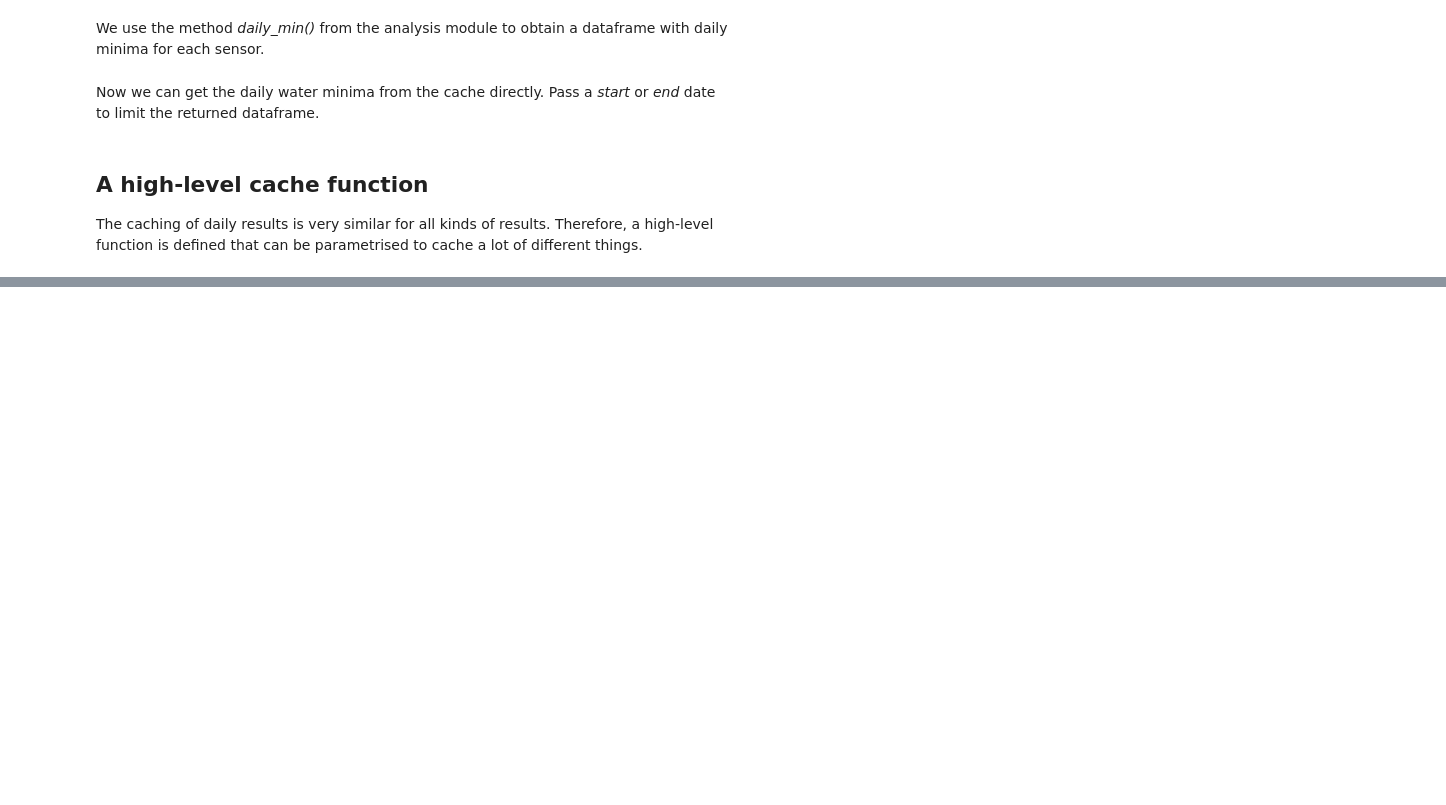
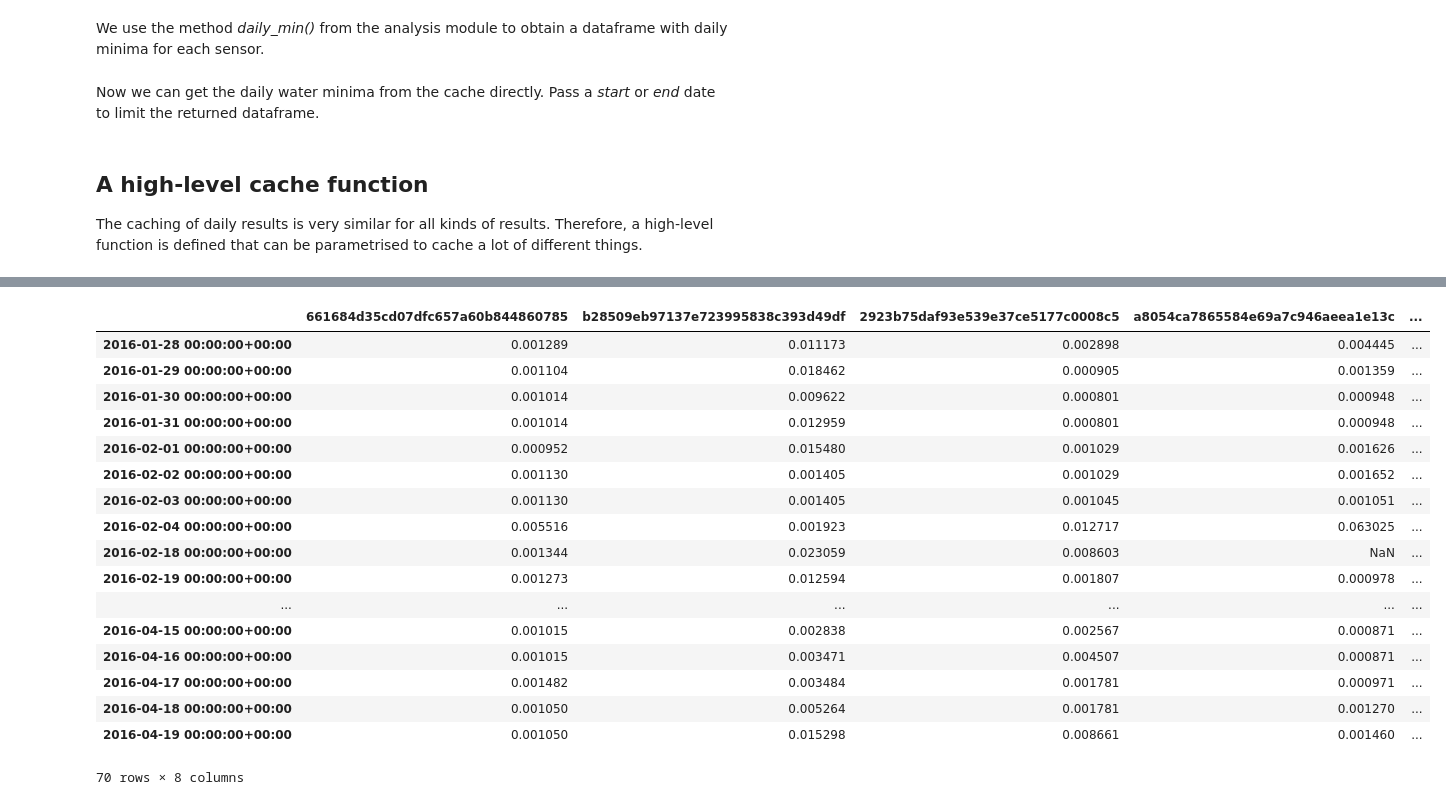
Before and after one commit to opengridcc/opengrid-dev, a Jupyter notebook: notebooks/Demo_caching.ipynb, the cells around one changed output, grey strips where cells are left out. Drawn from its saved outputs; the diff is of its cells as text; code cells hidden in the pictures; blank space fills up the shorter version.

```diff
--- a/notebooks/Demo_caching.ipynb
+++ b/notebooks/Demo_caching.ipynb
@@ -68,0 +85,21 @@ charts.plot(daily_min, stock=True, show='inline')
+# %%
+daily_min
+# %% [output]
+|  | 661684d35cd07dfc657a60b844860785 | b28509eb97137e723995838c393d49df | 2923b75daf93e539e37ce5177c0008c5 | a8054ca7865584e69a7c946aeea1e13c | ... |
+| 2016-01-28 00:00:00+00:00 | 0.001289 | 0.011173 | 0.002898 | 0.004445 | ... |
+| 2016-01-29 00:00:00+00:00 | 0.001104 | 0.018462 | 0.000905 | 0.001359 | ... |
+| 2016-01-30 00:00:00+00:00 | 0.001014 | 0.009622 | 0.000801 | 0.000948 | ... |
+| 2016-01-31 00:00:00+00:00 | 0.001014 | 0.012959 | 0.000801 | 0.000948 | ... |
+| 2016-02-01 00:00:00+00:00 | 0.000952 | 0.015480 | 0.001029 | 0.001626 | ... |
+| 2016-02-02 00:00:00+00:00 | 0.001130 | 0.001405 | 0.001029 | 0.001652 | ... |
+| 2016-02-03 00:00:00+00:00 | 0.001130 | 0.001405 | 0.001045 | 0.001051 | ... |
+| 2016-02-04 00:00:00+00:00 | 0.005516 | 0.001923 | 0.012717 | 0.063025 | ... |
+| 2016-02-18 00:00:00+00:00 | 0.001344 | 0.023059 | 0.008603 | NaN | ... |
+| 2016-02-19 00:00:00+00:00 | 0.001273 | 0.012594 | 0.001807 | 0.000978 | ... |
+| ... | ... | ... | ... | ... | ... |
+| 2016-04-15 00:00:00+00:00 | 0.001015 | 0.002838 | 0.002567 | 0.000871 | ... |
+| 2016-04-16 00:00:00+00:00 | 0.001015 | 0.003471 | 0.004507 | 0.000871 | ... |
+| 2016-04-17 00:00:00+00:00 | 0.001482 | 0.003484 | 0.001781 | 0.000971 | ... |
+| 2016-04-18 00:00:00+00:00 | 0.001050 | 0.005264 | 0.001781 | 0.001270 | ... |
+| 2016-04-19 00:00:00+00:00 | 0.001050 | 0.015298 | 0.008661 | 0.001460 | ... |
+70 rows × 8 columns
```
Also changed, not shown: parts of 7 cells of this notebook, 1 other file.
